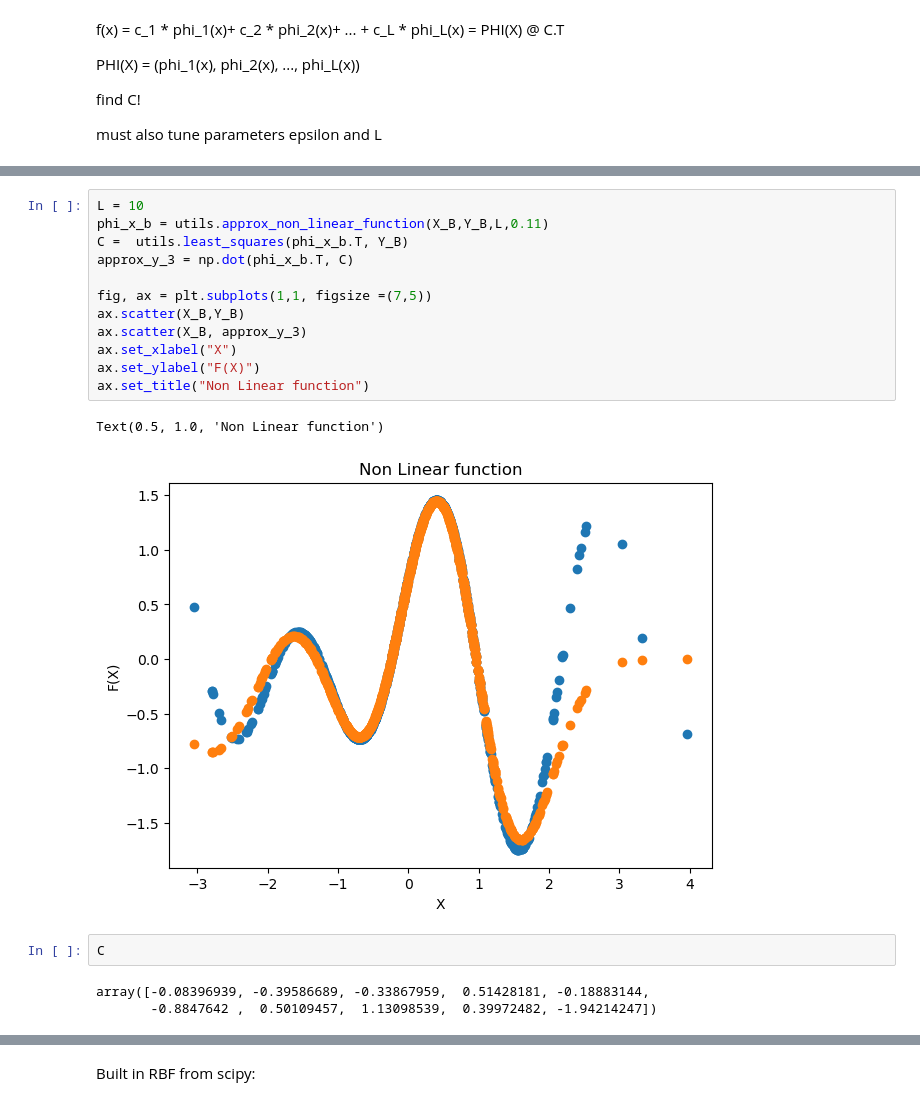
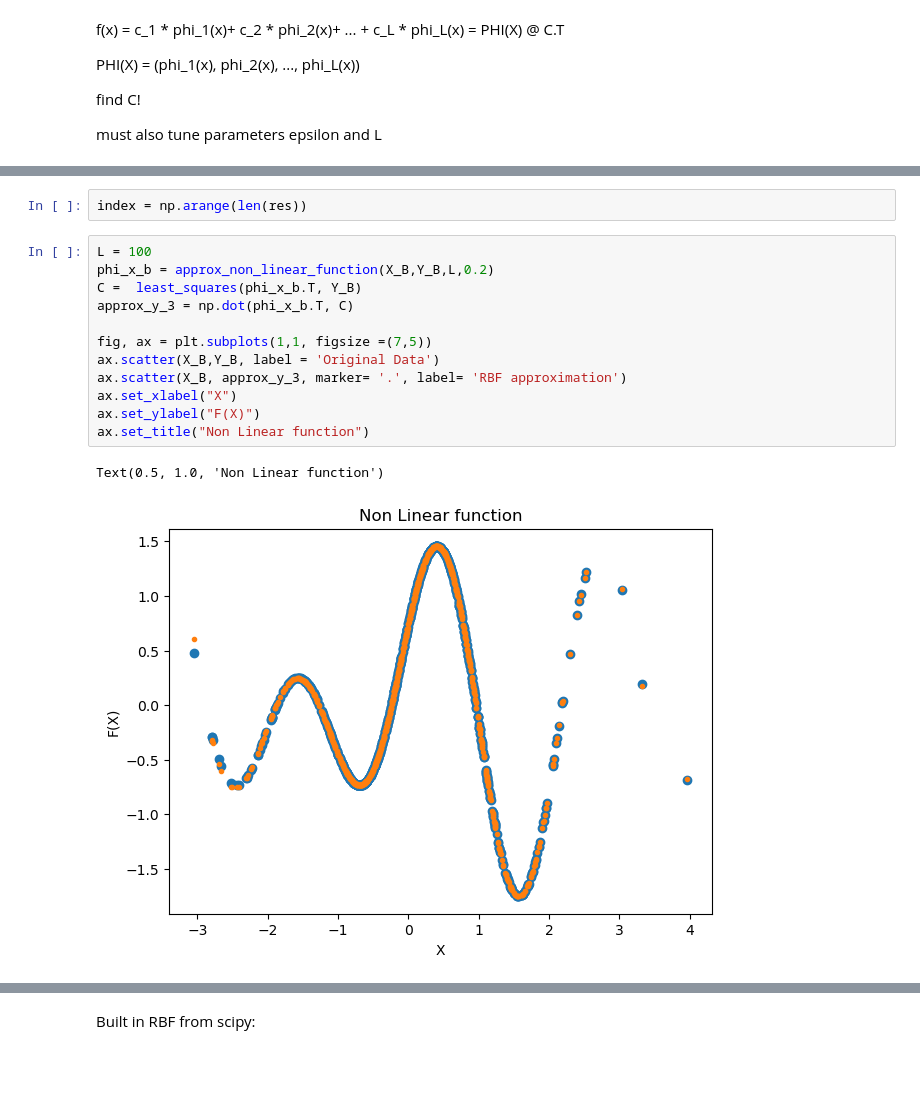
Before and after one commit to Augustin690/learning-dynamical-systems, a Jupyter notebook: src/part1/task1.ipynb, the cells around one changed output, grey strips where cells are left out. Drawn from its saved outputs; the diff is of its cells as text; blank space fills up the shorter version.

```diff
--- a/src/part1/task1.ipynb
+++ b/src/part1/task1.ipynb
@@ -96,20 +167,17 @@ must also tune parameters epsilon and L
+# %%
+index = np.arange(len(res))
 # %%
-L = 10
-phi_x_b = utils.approx_non_linear_function(X_B,Y_B,L,0.11)
-C =  utils.least_squares(phi_x_b.T, Y_B)
+L = 100
+phi_x_b = approx_non_linear_function(X_B,Y_B,L,0.2)
+C =  least_squares(phi_x_b.T, Y_B)
 approx_y_3 = np.dot(phi_x_b.T, C)
 
 fig, ax = plt.subplots(1,1, figsize =(7,5))
-ax.scatter(X_B,Y_B)
-ax.scatter(X_B, approx_y_3)
+ax.scatter(X_B,Y_B, label = 'Original Data')
+ax.scatter(X_B, approx_y_3, marker= '.', label= 'RBF approximation')
 ax.set_xlabel("X")
 ax.set_ylabel("F(X)")
 ax.set_title("Non Linear function")
 # %% [output]
 Text(0.5, 1.0, 'Non Linear function')
-[figure, old version]
+[figure, new version]
-# %%
-C
-# %% [output]
-array([-0.08396939, -0.39586689, -0.33867959,  0.51428181, -0.18883144,
-       -0.8847642 ,  0.50109457,  1.13098539,  0.39972482, -1.94214247])
```
Also changed, not shown: parts of 11 cells of this notebook, 2 other files.
